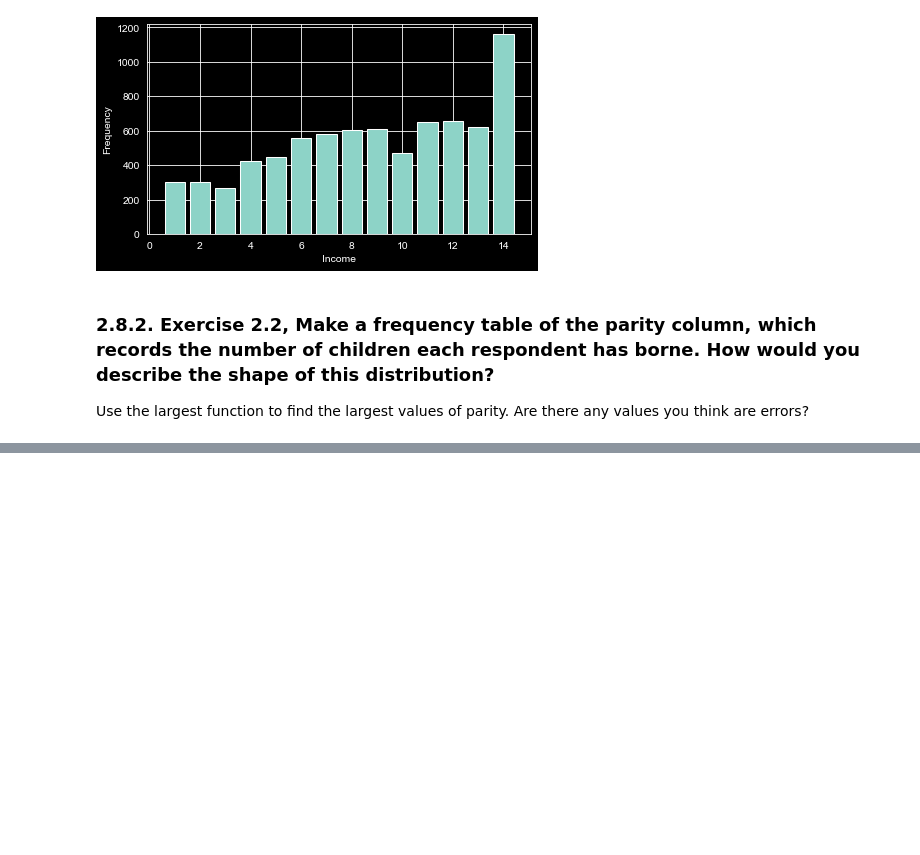
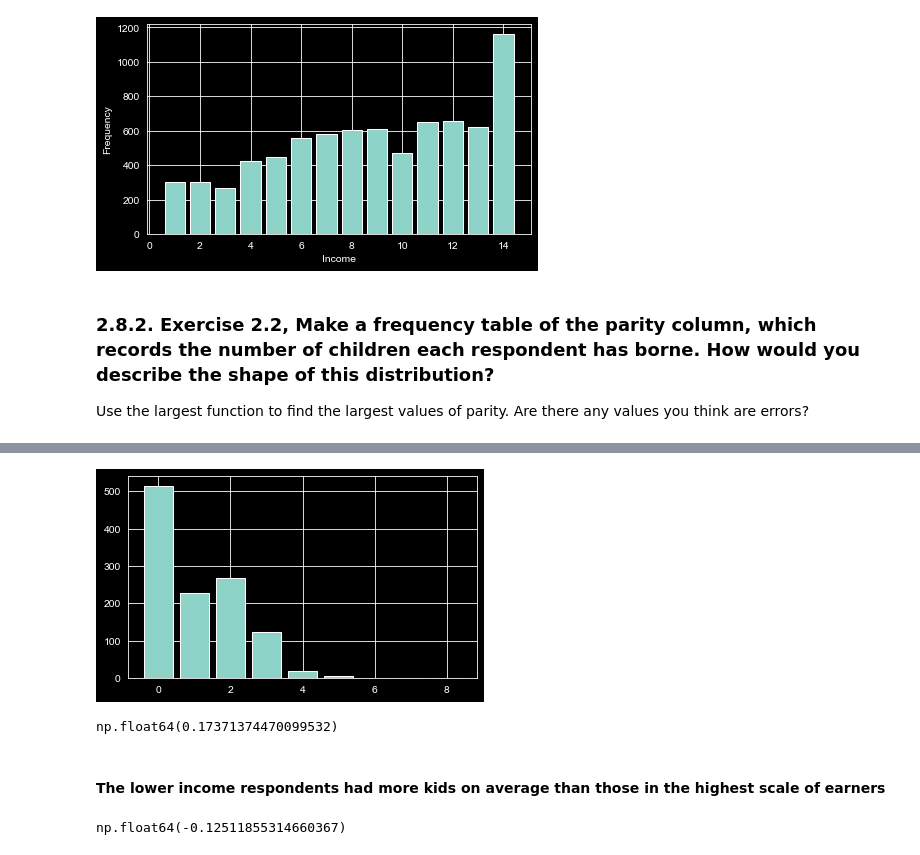
Before and after one commit to anp-exe/ThinkStats, a Jupyter notebook: my-work/Chapter2.ipynb, the cells around one changed output, grey strips where cells are left out. Drawn from its saved outputs; the diff is of its cells as text; code cells hidden in the pictures; blank space fills up the shorter version.

```diff
--- a/my-work/Chapter2.ipynb
+++ b/my-work/Chapter2.ipynb
@@ -276,0 +311,21 @@ Use the largest function to find the largest values of parity. Are there any val
+# %%
+high_income = resp.query('totincr == 14')
+others = resp.query('totincr != 14')
+ftab_inc_par_h = FreqTab.from_seq(high_income['parity'])
+ftab_inc_par_h.bar()
+# %% [output]
+[figure, added]
+# %%
+mean_high_income = high_income['parity'].mean()
+mean_other_income = others['parity'].mean()
+mean_high_income,mean_other_income
+diff = mean_other_income - mean_high_income
+diff
+# %% [output]
+np.float64(0.17371374470099532)
+# %% [markdown]
+#### The lower income respondents had more kids on average than those in the highest scale of earners
+# %%
+cohen_effect_size(high_income['parity'], others['parity'])
+# %% [output]
+np.float64(-0.12511855314660367)
```
Also changed, not shown: parts of 6 cells of this notebook.
